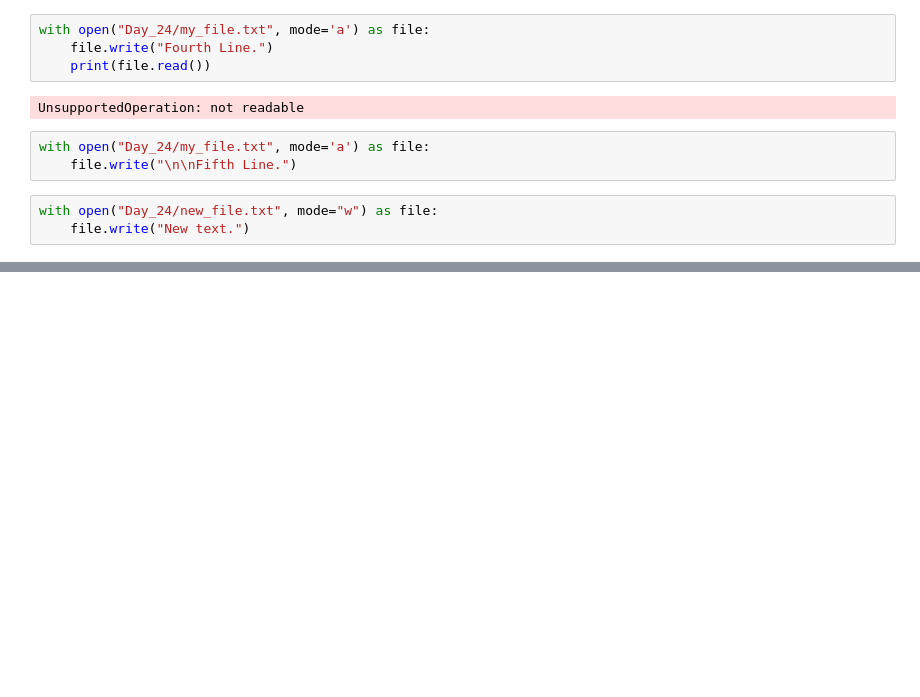
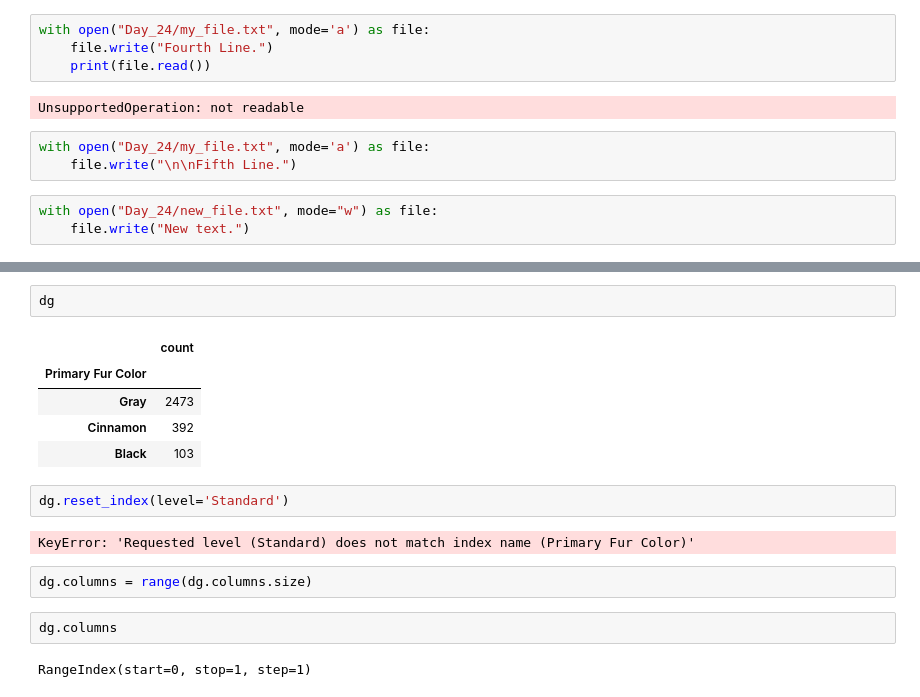
Before and after one commit to victorladeia/100_days_of_code_bootcamp, a Jupyter notebook: main.ipynb, the cells around one changed output, grey strips where cells are left out. Drawn from its saved outputs; the diff is of its cells as text; blank space fills up the shorter version.

```diff
--- a/main.ipynb
+++ b/main.ipynb
@@ -907,0 +1141,18 @@ with open("Day_24/new_file.txt", mode="w") as file:
+# %%
+dg
+# %% [output]
+|  | count |
+| Primary Fur Color |  |
+| Gray | 2473 |
+| Cinnamon | 392 |
+| Black | 103 |
+# %%
+dg.reset_index(level='Standard')
+# %% [output]
+KeyError: 'Requested level (Standard) does not match index name (Primary Fur Color)'
+# %%
+dg.columns = range(dg.columns.size)
+# %%
+dg.columns
+# %% [output]
+RangeIndex(start=0, stop=1, step=1)
```
Also changed, not shown: parts of 34 cells of this notebook, 14 other files.
